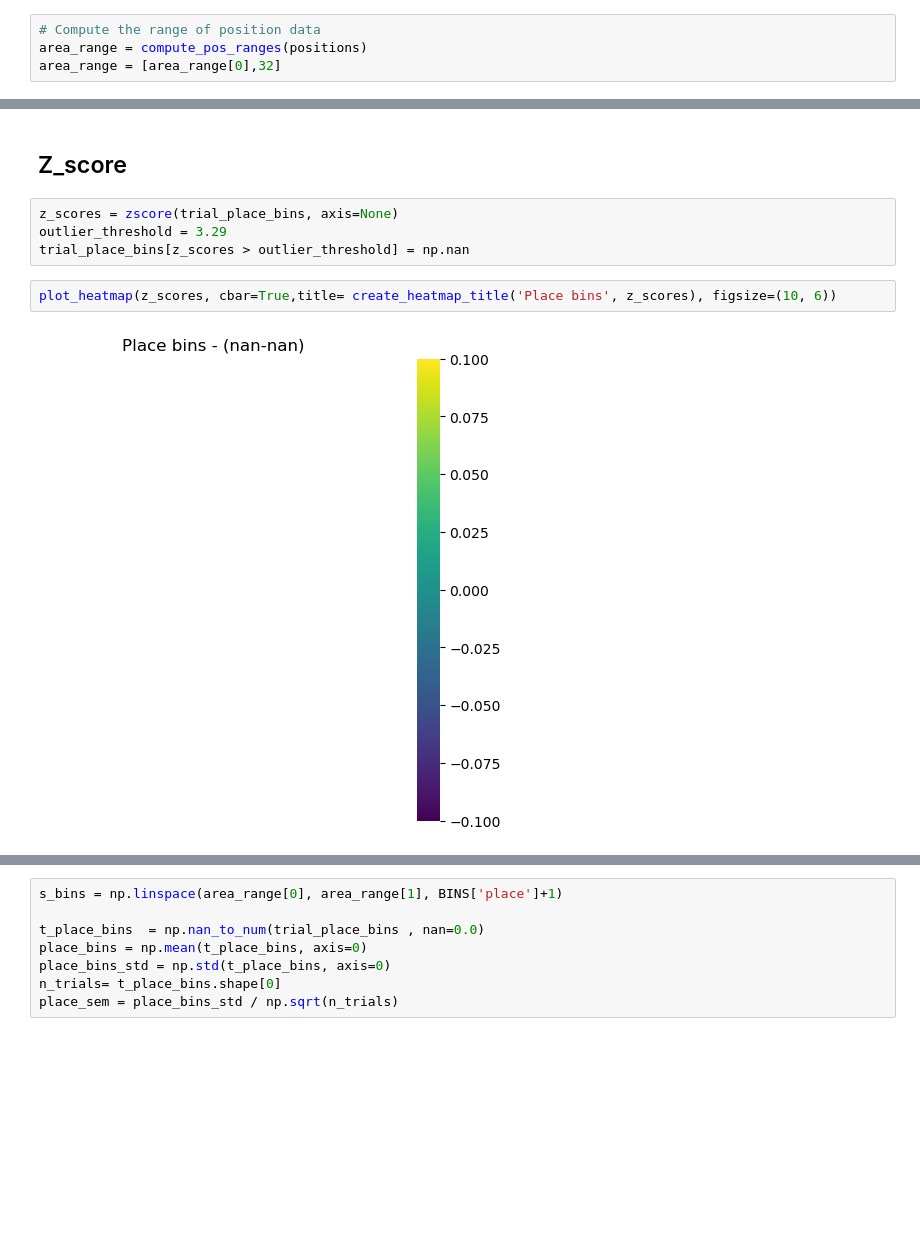
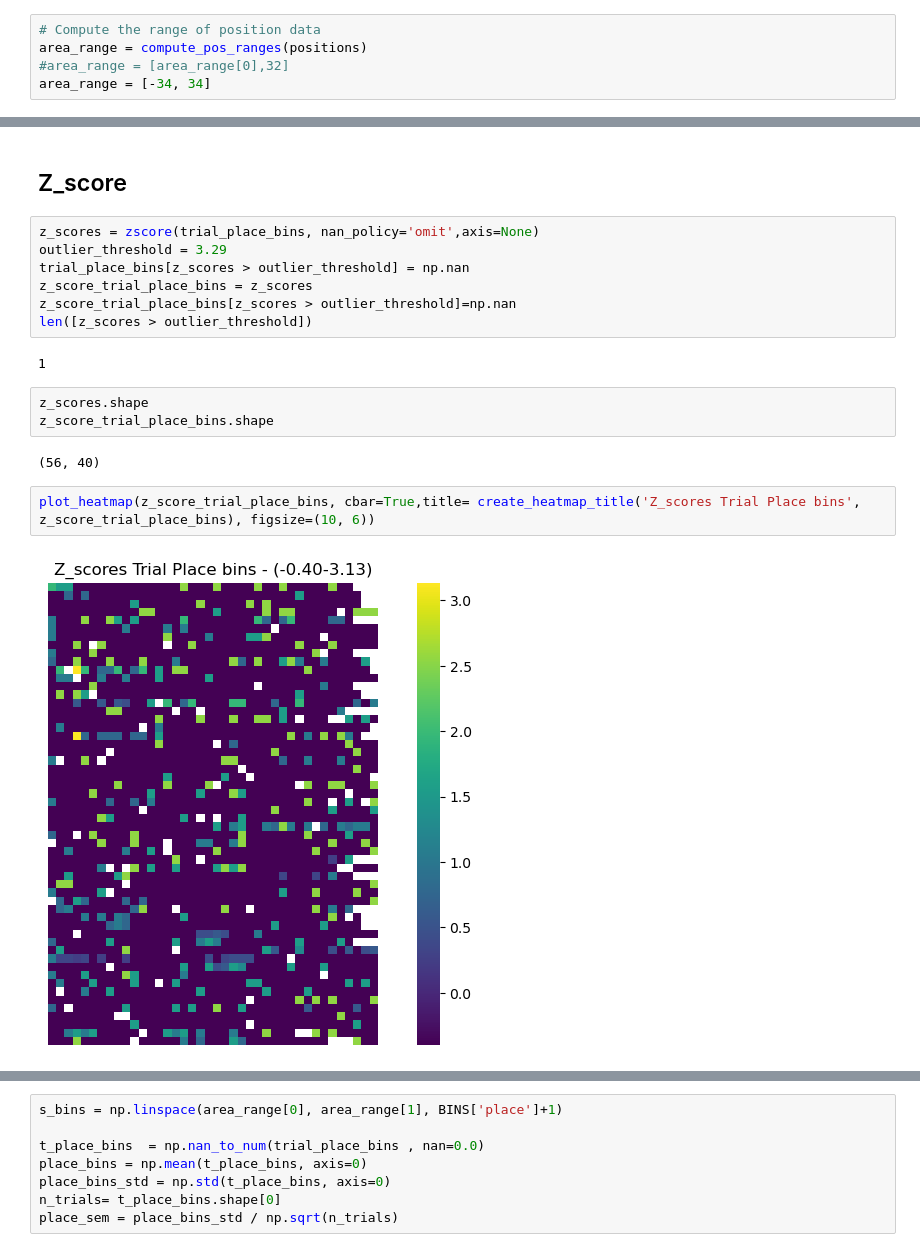
Before and after one commit to HSNPipeline/AnalyzeTrain, a Jupyter notebook: notebooks/02B_PlaceCell_REPLICATE.ipynb, the cells around one changed output, grey strips where cells are left out. Drawn from its saved outputs; the diff is of its cells as text; blank space fills up the shorter version.

Commit message:
zscored analysis

```diff
--- a/notebooks/02B_PlaceCell_REPLICATE.ipynb
+++ b/notebooks/02B_PlaceCell_REPLICATE.ipynb
@@ -110,7 +110,8 @@ add_vlines(PLACE['min_speed'], color='red')
 # %%
 # Compute the range of position data
 area_range = compute_pos_ranges(positions)
-area_range = [area_range[0],32]
+#area_range = [area_range[0],32]
+area_range = [-34, 34]
 # %%
 # Collect together boundary ranges
 print('Boundary range: ', area_range)
@@ -210,13 +219,23 @@ plot_heatmap(trial_place_bins, cbar=True,title= create_heatmap_title('Place bins
 # %% [markdown]
 ## Z_score
 # %%
-z_scores = zscore(trial_place_bins, axis=None)
+z_scores = zscore(trial_place_bins, nan_policy='omit',axis=None)
 outlier_threshold = 3.29
 trial_place_bins[z_scores > outlier_threshold] = np.nan
+z_score_trial_place_bins = z_scores
+z_score_trial_place_bins[z_scores > outlier_threshold]=np.nan
+len([z_scores > outlier_threshold])
+# %% [output]
+1
+# %%
+z_scores.shape
+z_score_trial_place_bins.shape
+# %% [output]
+(56, 40)
 # %%
-plot_heatmap(z_scores, cbar=True,title= create_heatmap_title('Place bins', z_scores), figsize=(10, 6))
+plot_heatmap(z_score_trial_place_bins, cbar=True,title= create_heatmap_title('Z_scores Trial Place bins', z_score_trial_place_bins), figsize=(10, 6))
 # %% [output]
-[figure, old version]
+[figure, new version]
 # %%
 plot_heatmap(trial_place_bins, cbar=True,title= create_heatmap_title('Place bins', trial_place_bins), figsize=(10, 6))
 # %% [output]
```
Also changed, not shown: parts of 19 cells of this notebook, 3 other files.
